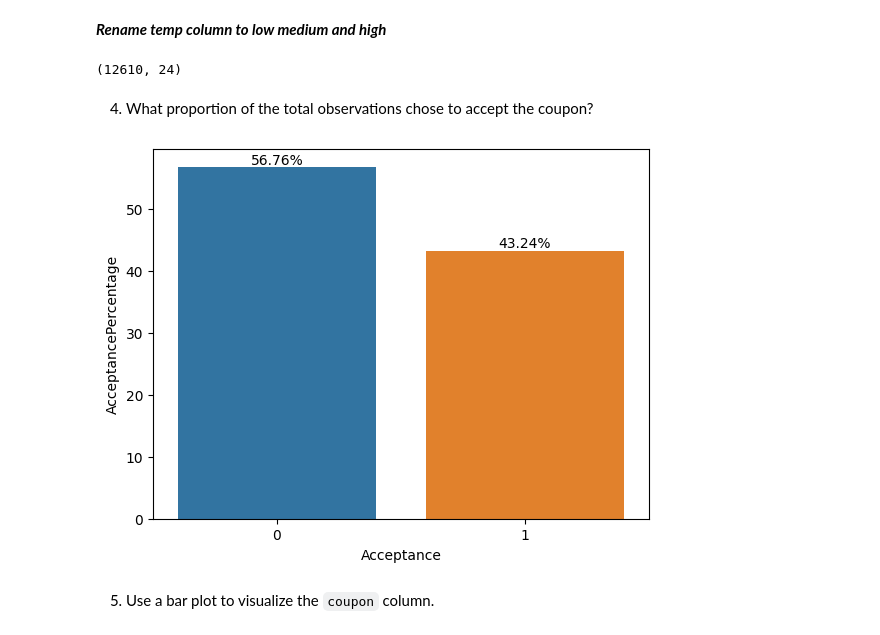
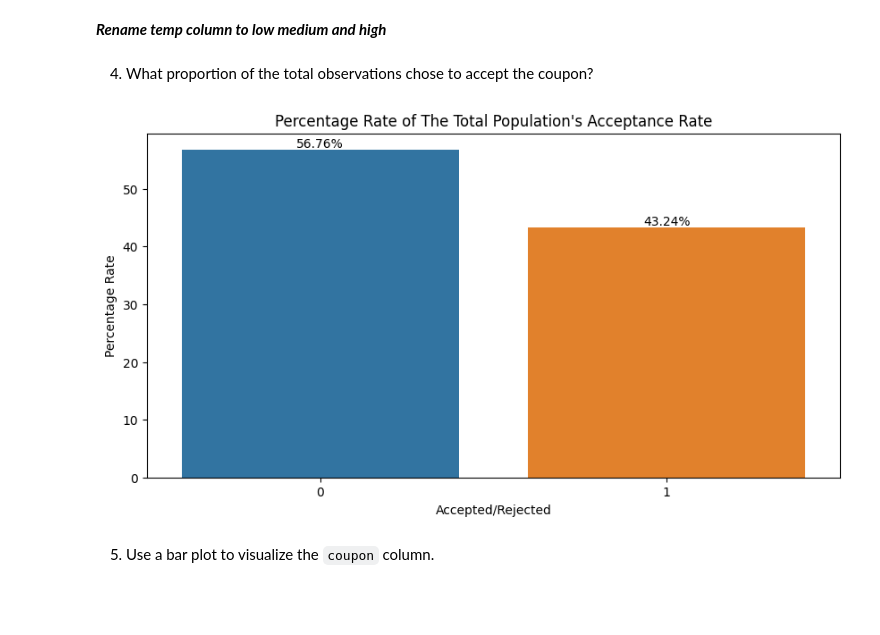
Before and after one commit to arezazadeh/EDA-Coupon_Acceptance, a Jupyter notebook: coupon_activity.ipynb, the cells around one changed output. Cells and saved outputs as stored; diff of their text form; code cells hidden in the pictures; blank space fills up the shorter version.

Commit message:
comments added to the code also title and labels are set for the plots

```diff
--- a/coupon_activity.ipynb
+++ b/coupon_activity.ipynb
@@ -203,41 +236,54 @@ data.drop(["direction_same", "direction_opp"], axis=1, inplace=True)
 # %% [markdown]
 ***Rename temp column to low medium and high***
 # %%
-def test(x):
-    if x == 30:
+# categorizing temperature column to "temp_dir"...
+
+def categorizing_temp(col):
+    temp = "".join(list(map(str, col)))
+
+    if temp == "30":
         return "Low"
-    elif x == 55:
+    elif temp == "55":
         return "Medium"
-    elif x == 80:
+    elif temp == "80":
         return "High"
 
 
-def replacing_temp(col):
-    temp = list(map(test, col))
-    return temp
 
-
-data["temp_cat"] = data[["temperature"]].apply(replacing_temp, axis=1, raw=True)
+data["temp_cat"] = data[["temperature"]].apply(categorizing_temp, axis=1, raw=True)
-# %%
-data.shape
-# %% [output]
-(12610, 24)
 # %% [markdown]
 4. What proportion of the total observations chose to accept the coupon?
 # %%
-total_population_acceptance_rate = data["acceptance"].value_counts().reset_index()
 
-total_pop_percentage = round(total_population_acceptance_rate["acceptance"] / data.shape[0] * 100, 2).reset_index()
-total_pop_percentage.rename(columns={"index": "Acceptance", "acceptance": "AcceptancePercentage"}, inplace=True)
+# counting the values of Accepted/Rejected in acceptance columns and reset the index to turn it back to DF...
+population_acceptance_rate = data["acceptance"].value_counts().reset_index()
+
+# getting the percentage rate of total acceptance  and rouding it to two decimal ...
+pop_percentage = round(population_acceptance_rate["acceptance"] / data.shape[0] * 100, 2).reset_index()
 
 
-total_pop_plt = sns.barplot(data=total_pop_percentage, x="Acceptance", y="AcceptancePercentage")
+# renaming the columns for more readability...
+pop_percentage.rename(columns={"index": "Acceptance", "acceptance": "AcceptancePercentage"}, inplace=True)
+
+
+# increasing the size of the plot
+plt.figure(figsize=(10, 5))
+
+# bar plot the total population's acceptance
+total_pop_plt = sns.barplot(data=pop_percentage, x="Acceptance", y="AcceptancePercentage")
+
+total_pop_plt.set(
+    title="Percentage Rate of The Total Population's Acceptance Rate",
+    xlabel="Accepted/Rejected",
+    ylabel="Percentage Rate"
+);
+
 
 
 for i in total_pop_plt.containers:
     labels = list(map(lambda x: str(round(x, 2)) + "%", i.datavalues))
     total_pop_plt.bar_label(i, labels=labels)
 # %% [output]
-[figure, old version]
+[figure, new version]
 # %% [markdown]
 5. Use a bar plot to visualize the `coupon` column.
```
Also changed, not shown: parts of 23 cells of this notebook.
